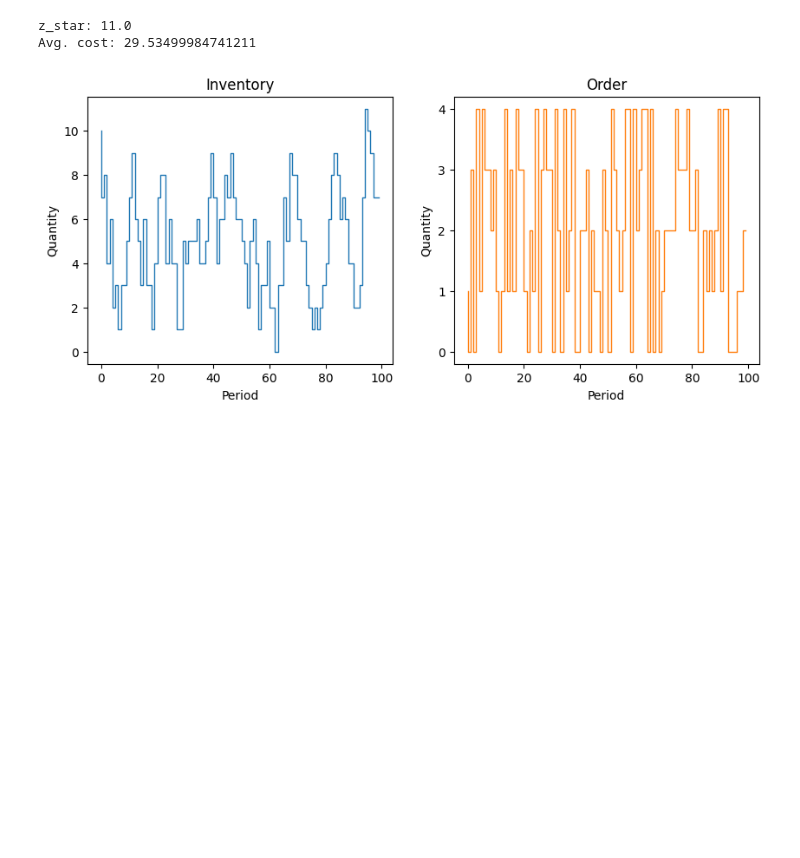
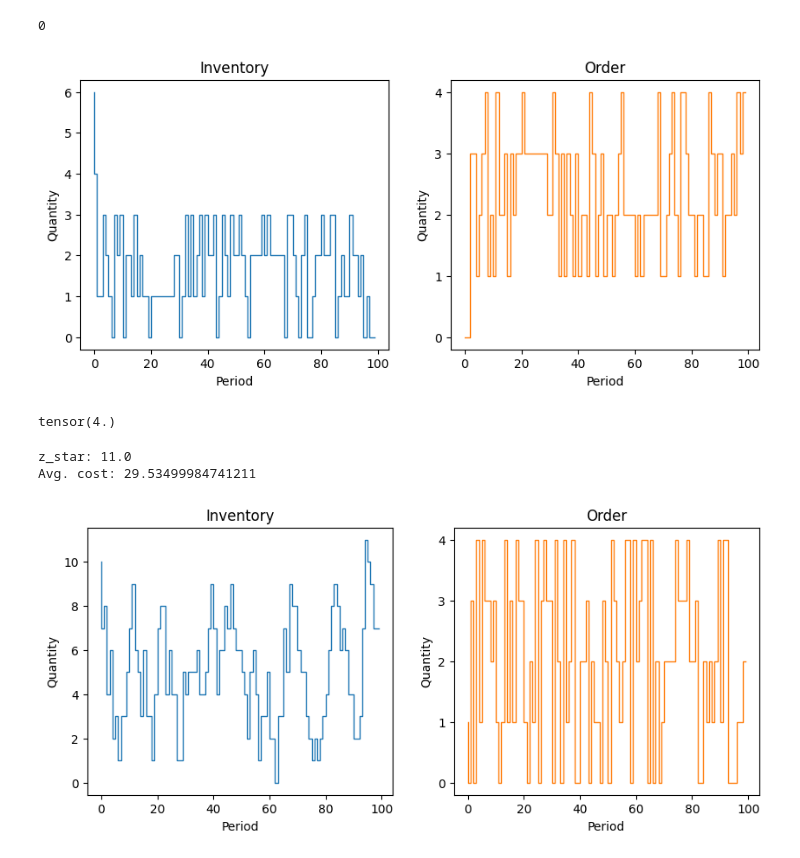
Before and after one commit to kushal-10/inventory-dynamics, a Jupyter notebook: docs/notebooks/dev.ipynb, the cells around one changed output. Cells and saved outputs as stored; diff of their text form; code cells hidden in the pictures; blank space fills up the shorter version.

```diff
--- a/docs/notebooks/dev.ipynb
+++ b/docs/notebooks/dev.ipynb
@@ -3,3 +3,26 @@ import torch
 # %%
 %load_ext autoreload
 %autoreload 2
+# %%
+from idinn.sourcing_model import SingleSourcingModel
+from idinn.single_controller import BaseStockController
+from idinn.demand import UniformDemand
+
+single_sourcing_model = SingleSourcingModel(
+    lead_time=0,
+    holding_cost=5,
+    shortage_cost=495,
+    batch_size=32,
+    init_inventory=10,
+    demand_generator=UniformDemand(low=1, high=4),
+)
+controller = BaseStockController()
+controller.fit(
+    sourcing_model=single_sourcing_model,
+    seed=42,
+)
+fig, ax = controller.plot(sourcing_model=single_sourcing_model, sourcing_periods=100)
+controller.predict(current_inventory=10, past_orders=[1, 5])
+# %% [output]
+0
+[figure, added]
@@ -6,3 +31,7 @@ import torch
+# %%
+controller.z_star
+# %% [output]
+tensor(4.)
 # %%
 from idinn.sourcing_model import SingleSourcingModel
 from idinn.single_controller import BaseStockController
```
Also changed, not shown: parts of 3 cells of this notebook, 21 other files.
